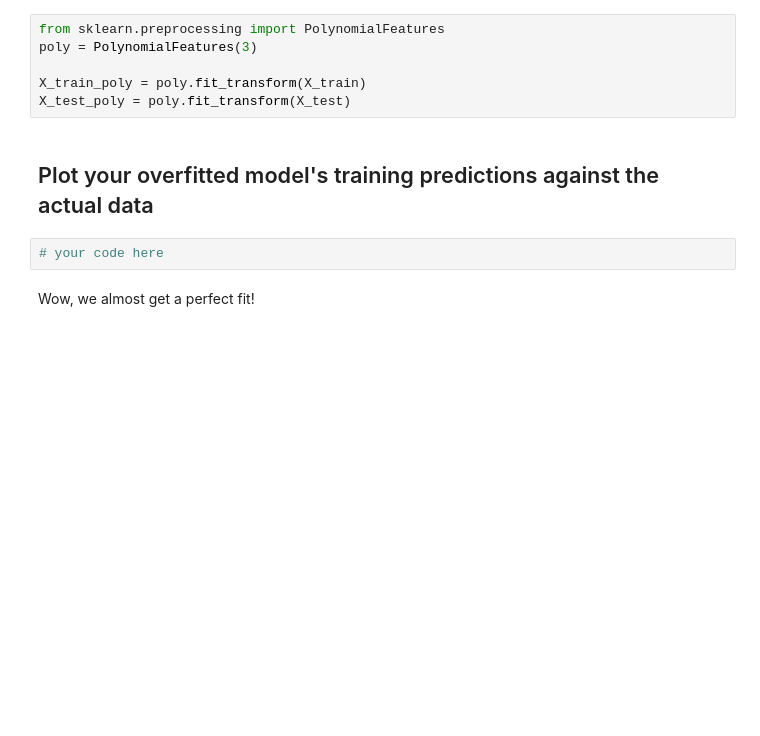
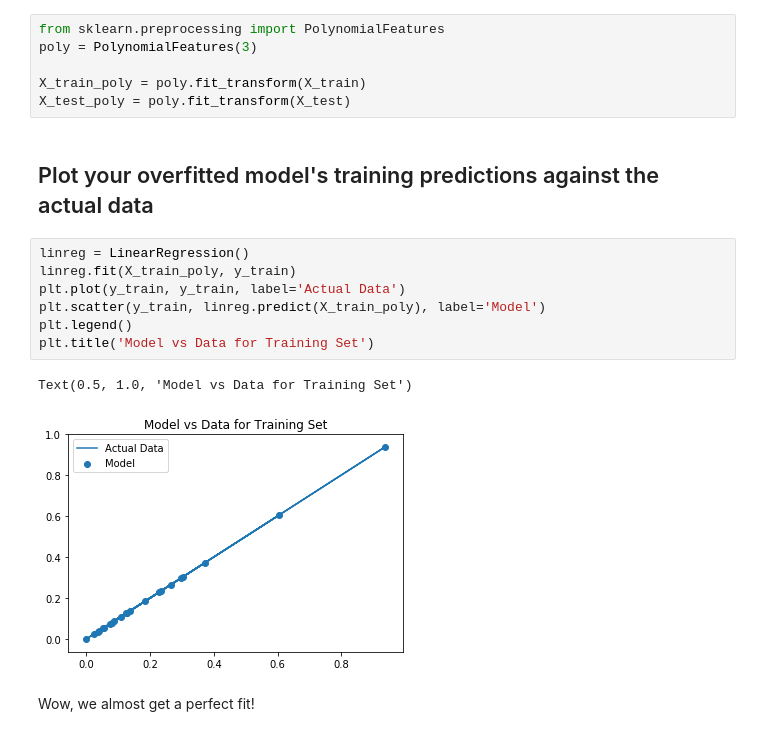
Before and after one commit to nkacoroski/dsc-2-24-08-bias-variance-trade-off-lab-seattle-ds-career-040119, a Jupyter notebook: index.ipynb, the cells around one changed output. Saved outputs shown, nothing was run; the diff lists cells and outputs as text; blank space fills up the shorter version.

```diff
--- a/index.ipynb
+++ b/index.ipynb
@@ -146,8 +146,16 @@ X_train_poly = poly.fit_transform(X_train)
 X_test_poly = poly.fit_transform(X_test)
 # %% [markdown]
 ## Plot your overfitted model's training predictions against the actual data
-# %%
-# your code here
+# %%
+linreg = LinearRegression()
+linreg.fit(X_train_poly, y_train)
+plt.plot(y_train, y_train, label='Actual Data')
+plt.scatter(y_train, linreg.predict(X_train_poly), label='Model')
+plt.legend()
+plt.title('Model vs Data for Training Set')
+# %% [output]
+Text(0.5, 1.0, 'Model vs Data for Training Set')
+[figure, added]
 # %% [markdown]
 Wow, we almost get a perfect fit!
 # %% [markdown]
```
